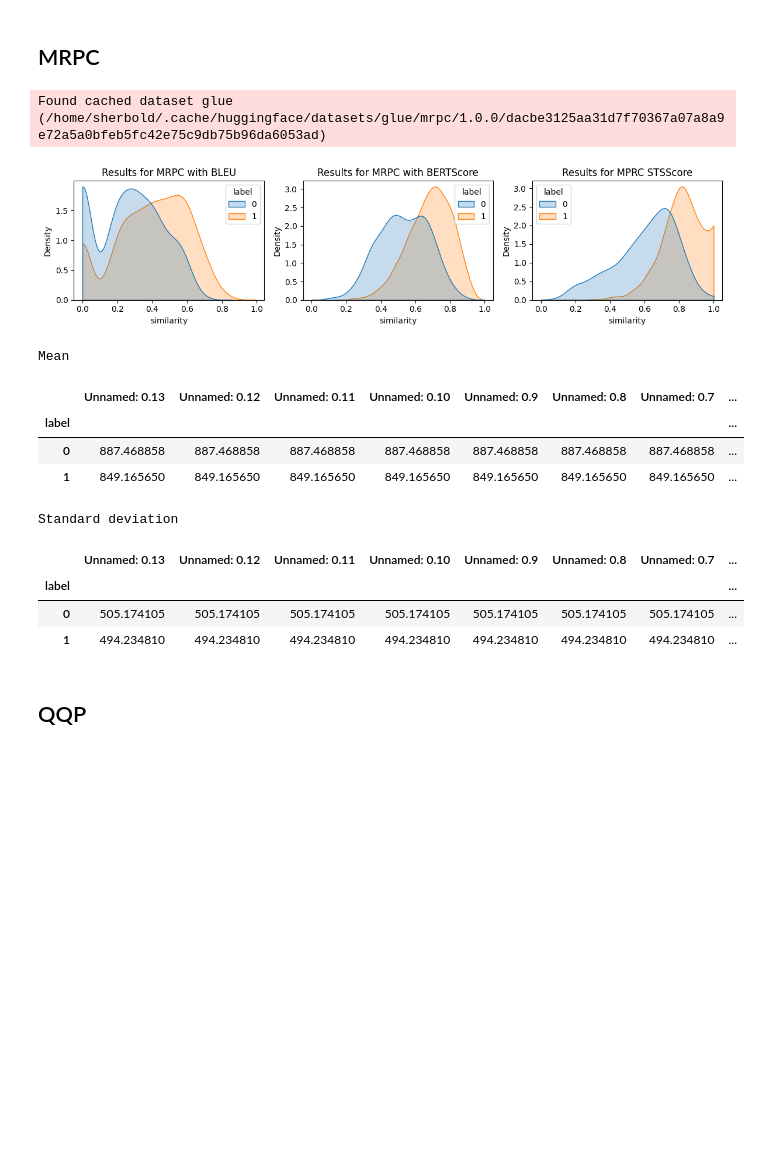
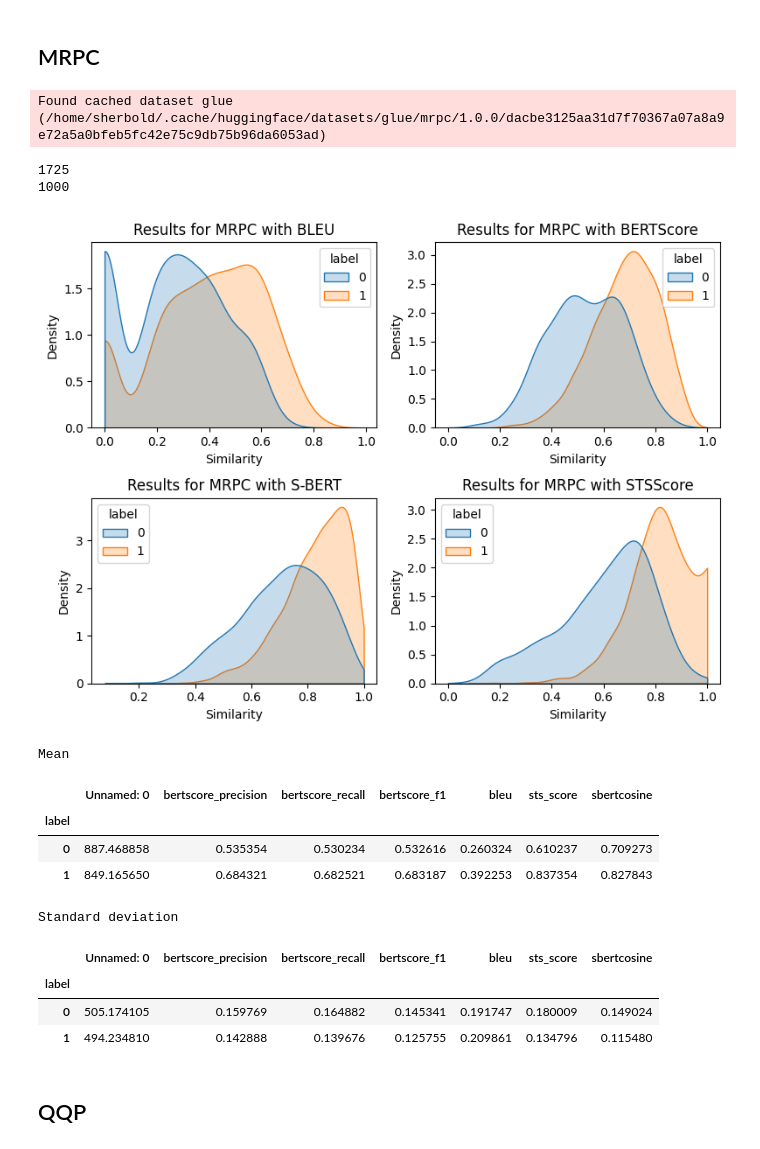
Before and after one commit to aieng-lab/stsscore, a Jupyter notebook: eval-semantic-similarity.ipynb, the cells around one changed output. Saved outputs shown, nothing was run; the diff lists cells and outputs as text; code cells hidden in the pictures; blank space fills up the shorter version.

Commit message:
update with s-bert

```diff
--- a/eval-semantic-similarity.ipynb
+++ b/eval-semantic-similarity.ipynb
@@ -153,42 +125,50 @@ Name: label, dtype: float64
 ## MRPC
 # %%
 data = load_dataset('glue', 'mrpc')['test']
-scores_mrpc = pd.DataFrame(fetch_scores(scorer, bleu, data, 'sentence1', 'sentence2'))
+scores_mrpc = pd.DataFrame(fetch_scores(data, 'sentence1', 'sentence2'))
 scores_mrpc.to_csv('scores/mrpc.csv')
 # %% [output]
 Found cached dataset glue (/home/sherbold/.cache/huggingface/datasets/glue/mrpc/1.0.0/dacbe3125aa31d7f70367a07a8a9e72a5a0bfeb5fc42e75c9db75b96da6053ad)
+1725
+1000
 # %%
 scores_mrpc = pd.read_csv('scores/mrpc.csv')
-fig, axes = plt.subplots(1, 3, figsize=(12, 3))
-sns.kdeplot(scores_mrpc, x="bleu", hue="label", fill=True, common_norm=False, clip=[0,1], ax=axes[0])
-sns.kdeplot(scores_mrpc, x="bertscore_f1", hue="label", fill=True, common_norm=False, clip=[0,1], ax=axes[1])
-sns.kdeplot(scores_mrpc, x="sts_score", hue="label", fill=True, common_norm=False, clip=[0,1], ax=axes[2])
-axes[0].set_title("Results for MRPC with BLEU")
-axes[0].set_xlabel("similarity")
-axes[1].set_title("Results for MRPC with BERTScore")
-axes[1].set_xlabel("similarity")
-axes[2].set_title("Results for MPRC STSScore")
-axes[2].set_xlabel("similarity")
-sns.move_legend(axes[2], "upper left")
+fig, axes = plt.subplots(2, 2, figsize=(8, 6))
+sns.kdeplot(scores_mrpc, x="bleu", hue="label", fill=True, common_norm=False, clip=[0,1], ax=axes[0,0])
+sns.kdeplot(scores_mrpc, x="bertscore_f1", hue="label", fill=True, common_norm=False, clip=[0,1], ax=axes[0,1])
+sns.kdeplot(scores_mrpc, x="sbertcosine", hue="label", fill=True, common_norm=False, clip=[0,1], ax=axes[1,0])
+sns.kdeplot(scores_mrpc, x="sts_score", hue="label", fill=True, common_norm=False, clip=[0,1], ax=axes[1,1])
+
+axes[0,0].set_xlabel("Similarity")
+axes[0,1].set_xlabel("Similarity")
+axes[1,0].set_xlabel("Similarity")
+axes[1,1].set_xlabel("Similarity")
+axes[0,0].set_title("Results for MRPC with BLEU")
+axes[0,1].set_title("Results for MRPC with BERTScore")
+axes[1,0].set_title("Results for MRPC with S-BERT")
+axes[1,1].set_title("Results for MRPC with STSScore")
+
+sns.move_legend(axes[1,0], "upper left")
+sns.move_legend(axes[1,1], "upper left")
 fig.tight_layout()
 plt.savefig('plots/mrpc.pdf', bbox_inches='tight')
 plt.show()
 print('Mean')
 display(scores_mrpc.groupby('label').mean())
 print('Standard deviation')
 display(scores_mrpc.groupby('label').std())
 # %% [output]
-[figure, old version]
+[figure, new version]
 Mean
-|  | Unnamed: 0.13 | Unnamed: 0.12 | Unnamed: 0.11 | Unnamed: 0.10 | Unnamed: 0.9 | Unnamed: 0.8 | Unnamed: 0.7 | ... |
-| label |  |  |  |  |  |  |  | ... |
-| 0 | 887.468858 | 887.468858 | 887.468858 | 887.468858 | 887.468858 | 887.468858 | 887.468858 | ... |
-| 1 | 849.165650 | 849.165650 | 849.165650 | 849.165650 | 849.165650 | 849.165650 | 849.165650 | ... |
+|  | Unnamed: 0 | bertscore_precision | bertscore_recall | bertscore_f1 | bleu | sts_score | sbertcosine |
+| label |  |  |  |  |  |  |  |
+| 0 | 887.468858 | 0.535354 | 0.530234 | 0.532616 | 0.260324 | 0.610237 | 0.709273 |
+| 1 | 849.165650 | 0.684321 | 0.682521 | 0.683187 | 0.392253 | 0.837354 | 0.827843 |
 Standard deviation
-|  | Unnamed: 0.13 | Unnamed: 0.12 | Unnamed: 0.11 | Unnamed: 0.10 | Unnamed: 0.9 | Unnamed: 0.8 | Unnamed: 0.7 | ... |
-| label |  |  |  |  |  |  |  | ... |
-| 0 | 505.174105 | 505.174105 | 505.174105 | 505.174105 | 505.174105 | 505.174105 | 505.174105 | ... |
-| 1 | 494.234810 | 494.234810 | 494.234810 | 494.234810 | 494.234810 | 494.234810 | 494.234810 | ... |
+|  | Unnamed: 0 | bertscore_precision | bertscore_recall | bertscore_f1 | bleu | sts_score | sbertcosine |
+| label |  |  |  |  |  |  |  |
+| 0 | 505.174105 | 0.159769 | 0.164882 | 0.145341 | 0.191747 | 0.180009 | 0.149024 |
+| 1 | 494.234810 | 0.142888 | 0.139676 | 0.125755 | 0.209861 | 0.134796 | 0.115480 |
 # %% [markdown]
 ## QQP
 # %%
```
Also changed, not shown: parts of 6 cells of this notebook, 6 other files.
